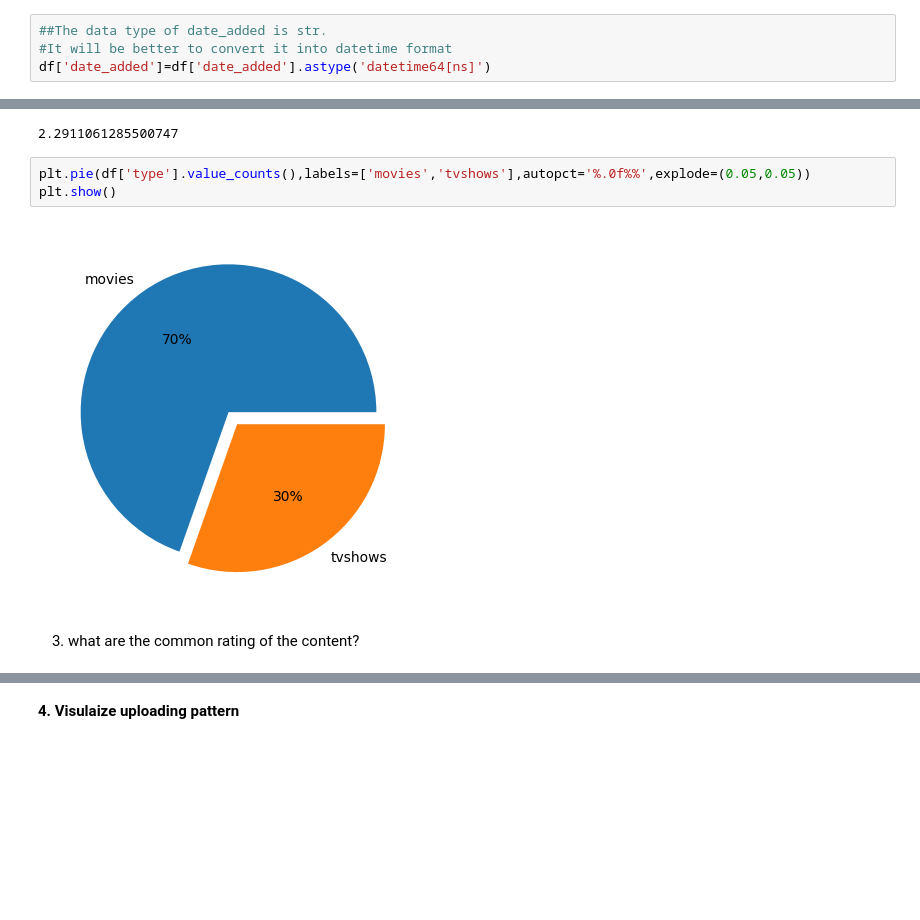
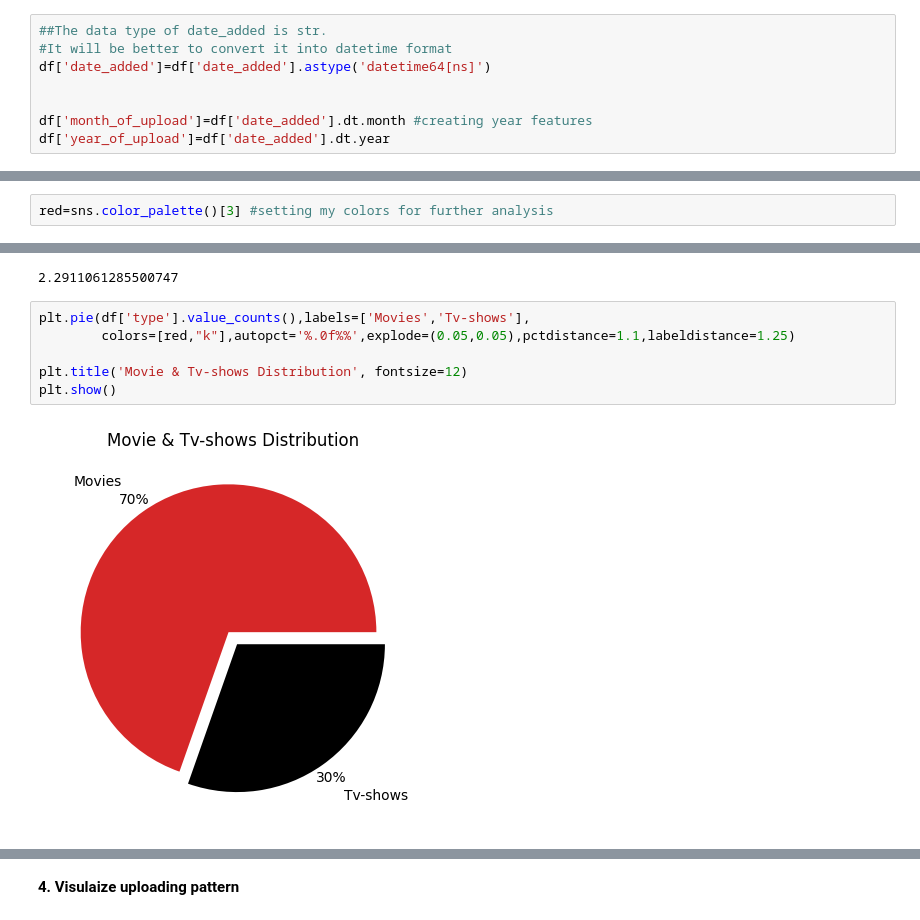
Before and after one commit to piyushmways/Decoding-OTT-plateform, a Jupyter notebook: OTT.ipynb, the cells around one changed output, grey strips where cells are left out. Saved outputs shown, nothing was run; the diff lists cells and outputs as text; blank space fills up the shorter version.

```diff
--- a/OTT.ipynb
+++ b/OTT.ipynb
@@ -179,6 +192,10 @@ from datetime import datetime as dt
 ##The data type of date_added is str.
 #It will be better to convert it into datetime format
 df['date_added']=df['date_added'].astype('datetime64[ns]')
+
+
+df['month_of_upload']=df['date_added'].dt.month #creating year features
+df['year_of_upload']=df['date_added'].dt.year
 # %% [markdown]
 Note:
 1. date_added is imputed on basis of mode of corrosponding release year
@@ -325,6 +344,8 @@ description     0
 dtype: int64
 # %% [markdown]
 # Exploratory Data Analysis
+# %%
+red=sns.color_palette()[3] #setting my colors for further analysis
 # %% [markdown]
 1. **Time Frame of dataset:** First and lastest upload dates
 # %%
@@ -347,9 +370,10 @@ movie_tvshow_ratio
 # %% [output]
 2.2911061285500747
 # %%
-plt.pie(df['type'].value_counts(),labels=['movies','tvshows'],autopct='%.0f%%',explode=(0.05,0.05))
+plt.pie(df['type'].value_counts(),labels=['Movies','Tv-shows'],
+        colors=[red,"k"],autopct='%.0f%%',explode=(0.05,0.05),pctdistance=1.1,labeldistance=1.25)
+
+plt.title('Movie & Tv-shows Distribution', fontsize=12)
 plt.show()
 # %% [output]
-[figure, old version]
+[figure, new version]
-# %% [markdown]
-3. what are the common rating of the content?
```
Also changed, not shown: parts of 49 cells of this notebook.
